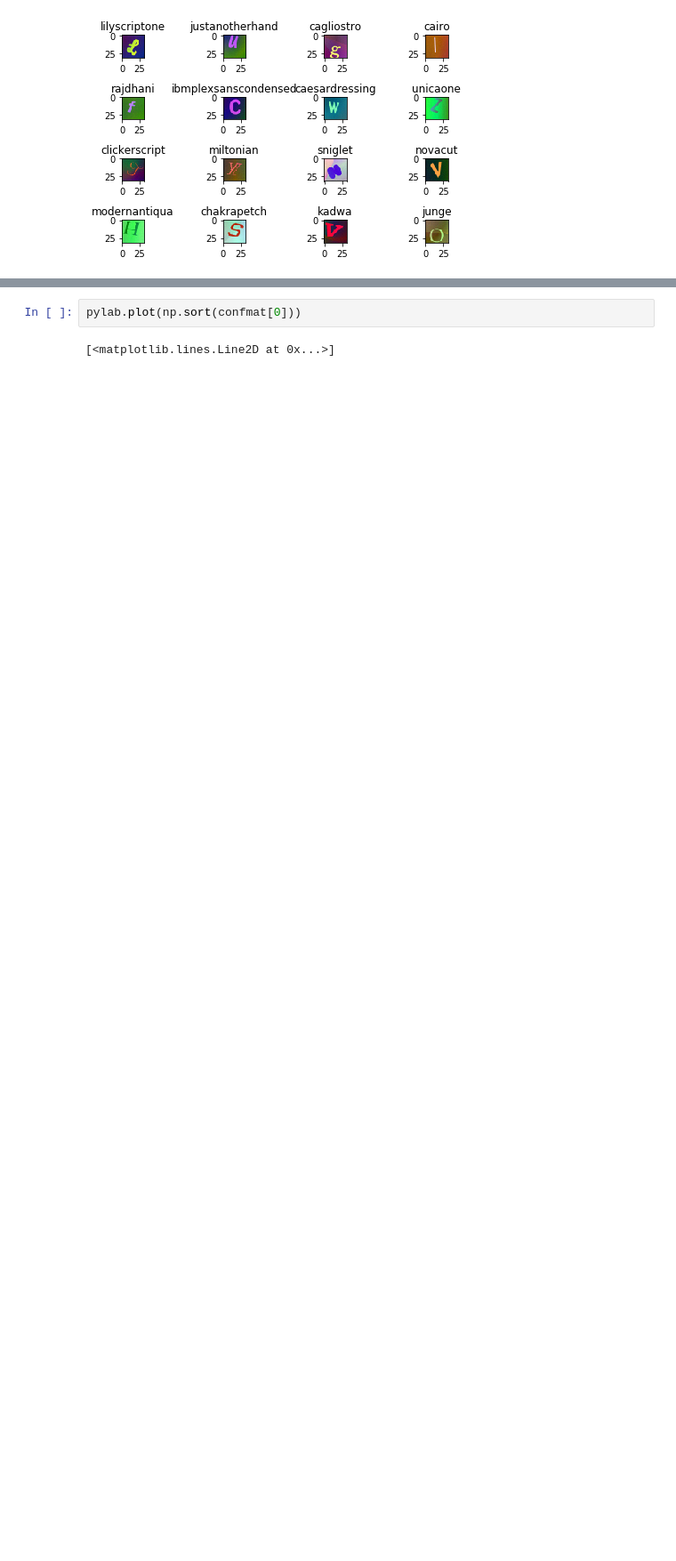
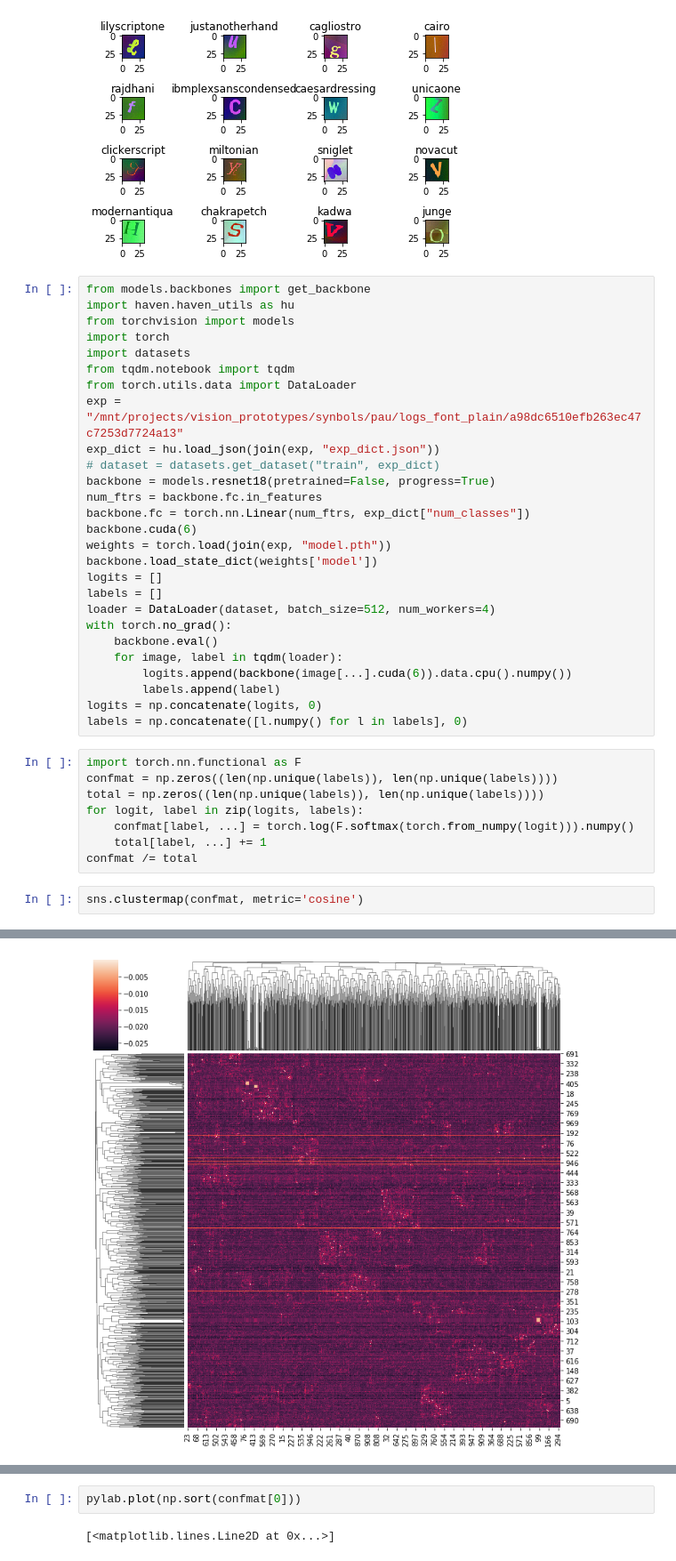
Before and after one commit to ServiceNow/synbols, a Jupyter notebook: benchmarks/notebooks/filter_fonts.ipynb, the cells around one changed output, grey strips where cells are left out. Shown at 89% size. Cells and saved outputs as stored; diff of their text form; blank space fills up the shorter version.

Commit message:
Cache synbols

```diff
--- a/benchmarks/notebooks/filter_fonts.ipynb
+++ b/benchmarks/notebooks/filter_fonts.ipynb
@@ -39,3 +43,41 @@ vars(dataset)
  'transform': <function datasets.synbols.Synbols.__init__.<locals>.<lambda>(x)>,
  'num_classes': 1002}
 [figure]
+# %%
+from models.backbones import get_backbone
+import haven.haven_utils as hu
+from torchvision import models
+import torch
+import datasets
+from tqdm.notebook import tqdm
+from torch.utils.data import DataLoader
+exp = "/mnt/projects/vision_prototypes/synbols/pau/logs_font_plain/a98dc6510efb263ec47c7253d7724a13"
+exp_dict = hu.load_json(join(exp, "exp_dict.json"))
+# dataset = datasets.get_dataset("train", exp_dict)
+backbone = models.resnet18(pretrained=False, progress=True)
+num_ftrs = backbone.fc.in_features
+backbone.fc = torch.nn.Linear(num_ftrs, exp_dict["num_classes"])
+backbone.cuda(6)
+weights = torch.load(join(exp, "model.pth"))
+backbone.load_state_dict(weights['model'])
+logits = []
+labels = []
+loader = DataLoader(dataset, batch_size=512, num_workers=4)
+with torch.no_grad():
+    backbone.eval()
+    for image, label in tqdm(loader):
+        logits.append(backbone(image[...].cuda(6)).data.cpu().numpy())
+        labels.append(label)
+logits = np.concatenate(logits, 0)
+labels = np.concatenate([l.numpy() for l in labels], 0)
+# %%
+import torch.nn.functional as F
+confmat = np.zeros((len(np.unique(labels)), len(np.unique(labels))))
+total = np.zeros((len(np.unique(labels)), len(np.unique(labels))))
+for logit, label in zip(logits, labels):
+    confmat[label, ...] = torch.log(F.softmax(torch.from_numpy(logit))).numpy()
+    total[label, ...] += 1
+confmat /= total
+# %%
+sns.clustermap(confmat, metric='cosine')
+# %% [output]
@@ -41,0 +85 @@ vars(dataset)
+[figure, added]
```
Also changed, not shown: parts of 3 cells of this notebook, 3 other files.
